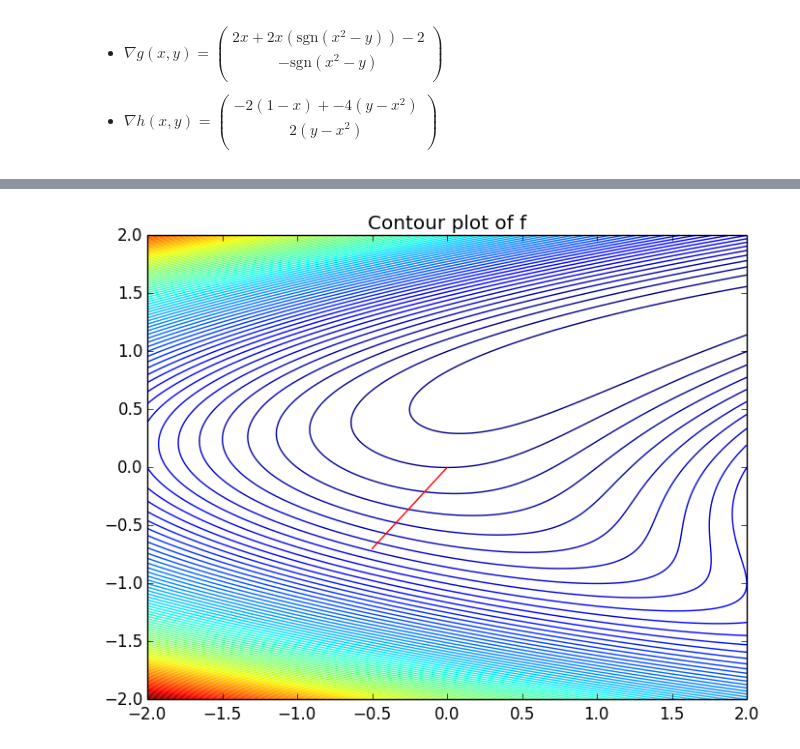
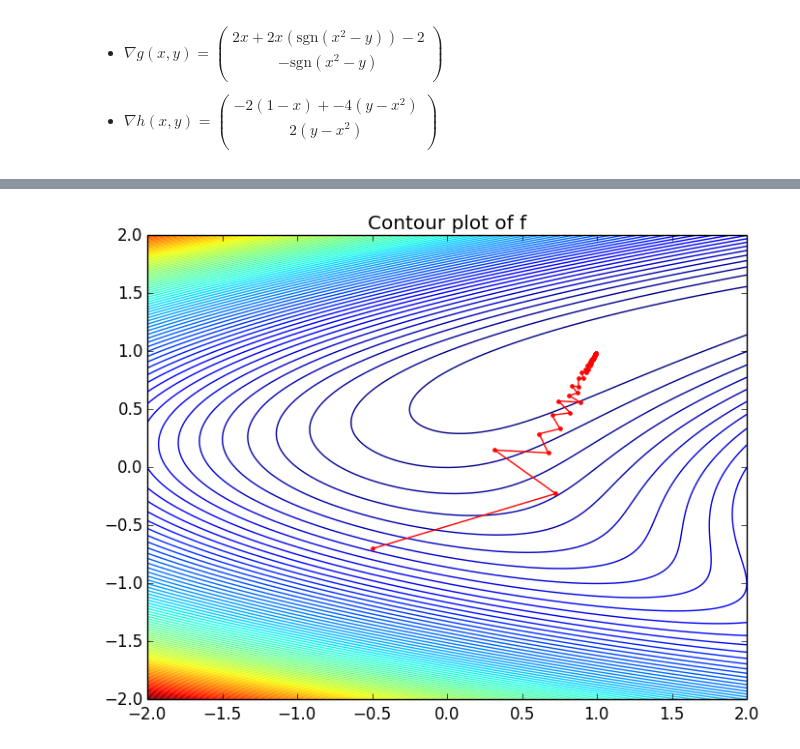
Before and after one commit to sjkelly/MA4235, a Jupyter notebook: MA4235 Midterm Project.ipynb, the cells around one changed output, grey strips where cells are left out. Cells and saved outputs as stored; diff of their text form; code cells hidden in the pictures.

```diff
--- a/MA4235 Midterm Project.ipynb
+++ b/MA4235 Midterm Project.ipynb
@@ -16,15 +16,15 @@ Created with iJulia.
 # %%
 # Setup our functions
-function f(x,y)
-    return (1-x)^2+(y-x^2)^2
+function f(x)
+    return (1-x[1])^2 + (x[2]-x[1]^2)^2
 end;
 
-function g(x,y)
-    return (1-x)^2+abs(y-x.^2)
+function g(x)
+    return (1-x[1])^2 + abs(x[2]-x[1]^2)
 end;
 
-function h(x,y)
-    return (1/4)*abs(1-x)+abs(y-2*abs(x)+1)
+function h(x)
+    return (1/4)*abs(1-x[1]) + abs(x[2]-2*abs(x[1])+1)
 end;
 # %% [markdown]
 The gradients are calculated as
@@ -48,19 +48,19 @@ The gradients are calculated as
 2(y-x^2)\\
 \end{array}
 \right)$
-# %%
-# Setup gradient functions
-function grad_f(x,y)
-    return x + y
-end;
-
-function grad_g(x,y)
-    return x + y
-end;
-
-function grad_h(x,y)
-    return x + y
-end;
+# %%
+# Setup gradient functions
+function grad_f(x)
+    return [-2*(1-x[1])-4*x[1]*(x[2]-x[1]^2) ; 2*(x[2]-x[1]^2)]
+end;
+
+function grad_g(x)
+    return [-2*x[1]+2*x[1]*sign(x[1]^2-x[2])-2 ; -sign(x[1]^2-x[2])]
+end;
+
+function grad_h(x)
+    return [-2*(1-x[1])-4*x[1]*(x[2]-x[1]^2) ; 2*(x[2]-x[1]^2)]
+end;
 # %%
 # Setup number of interations and initial search points
 iterations = 10;
@@ -93,0 +144,5 @@ x_h = x_f;
+# %%
+# Run BFGS optimization method
+x_f = BFGS(initial_point, f, grad_f)
+#x_g = BFGS(initial_point, g, grad_g)
+#x_h = BFGS(initial_point, h, grad_h)
@@ -101,8 +163,8 @@ contour_levels = 100;
 # %%
 contour(x_space,y_space,z_f,contour_levels); # Plot contours
-plot(x_f[1,:]', x_f[2,:]',color="red", linewidth=1.0, linestyle="-"); # Plot optimization of x
+plot(x_f[1,:]', x_f[2,:]',color="red", linewidth=1.0, linestyle="-", marker="."); # Plot optimization of x
 title("Contour plot of f");
 # %% [output]
-[figure, old version]
+[figure, new version]
 # %%
 contour(x_space,y_space,z_g,contour_levels); # Plot contours
```
Also changed, not shown: parts of 9 cells of this notebook.
